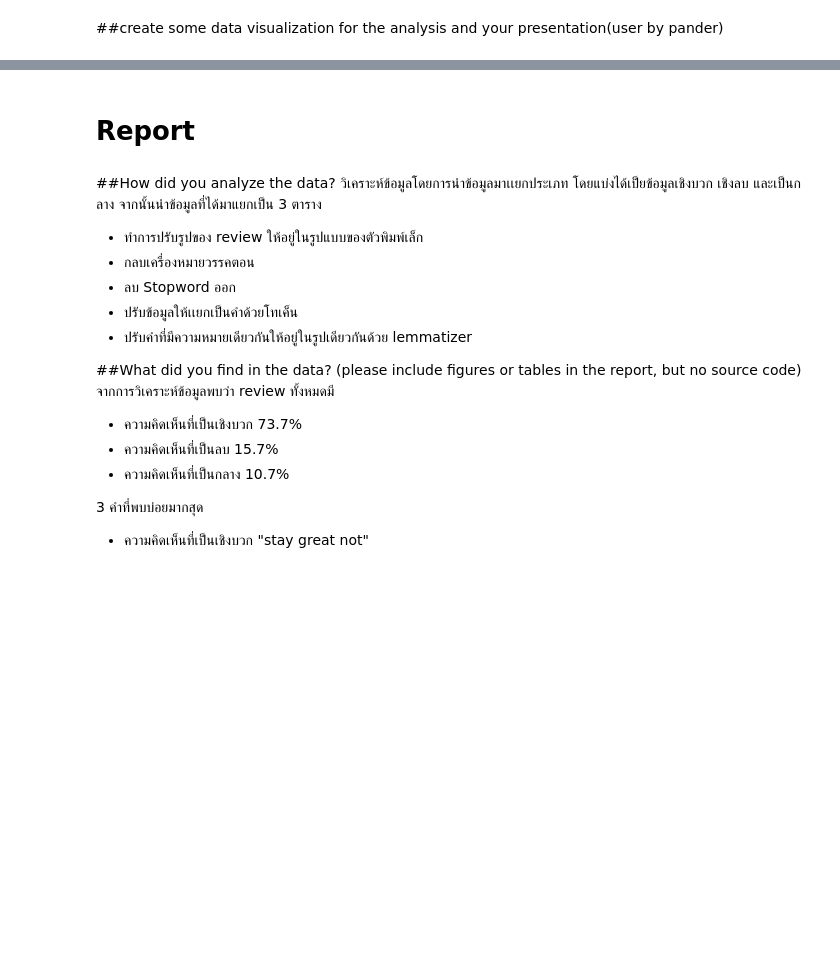
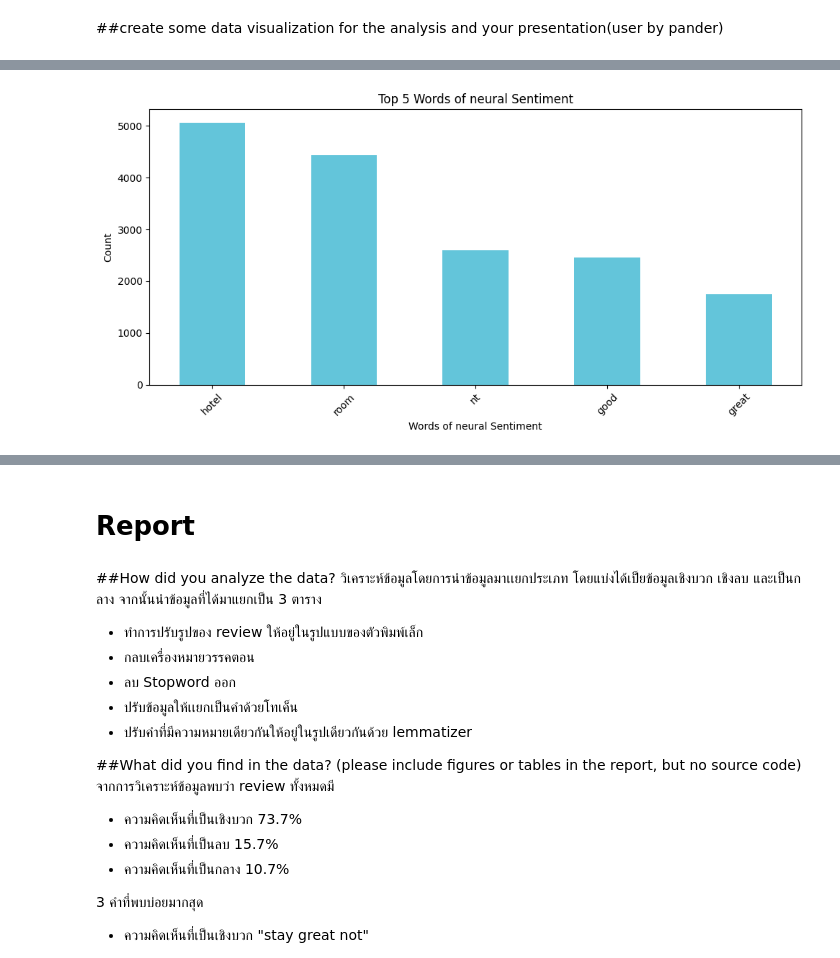
Before and after one commit to Pimchanok6430205105/Data_preparation, a Jupyter notebook: Project1_66PTJL.ipynb, the cells around one changed output, grey strips where cells are left out. Drawn from its saved outputs; the diff is of its cells as text; code cells hidden in the pictures; blank space fills up the shorter version.

```diff
--- a/Project1_66PTJL.ipynb
+++ b/Project1_66PTJL.ipynb
@@ -570,0 +579,20 @@ plt.show()
+# %%
+# Display the top 5 words and their frequencies for neural sentiment
+stop_words_df = pd.DataFrame(freq_NR.items(), columns=['Word', 'Count']).sort_values(by='Count', ascending=False).head(5)
+
+# Extract the word and count columns
+words = stop_words_df['Word']
+counts = stop_words_df['Count']
+
+# Create a bar plot for the top 5 words neural
+plt.figure(figsize=(10, 5))
+plt.bar(words, counts, color='#63C5DA', width=0.5)
+plt.xlabel("Words of neural Sentiment")
+plt.ylabel("Count")
+plt.title("Top 5 Words of neural Sentiment")
+plt.xticks(rotation=45)  # Rotate x-axis labels for readability
+plt.tight_layout()  # Ensure labels fit within the figure
+plt.savefig("word_frequency_neural.png")  # Save the plot as an image
+plt.show()
+# %% [output]
+[figure, added]
```
Also changed, not shown: parts of 17 cells of this notebook.
